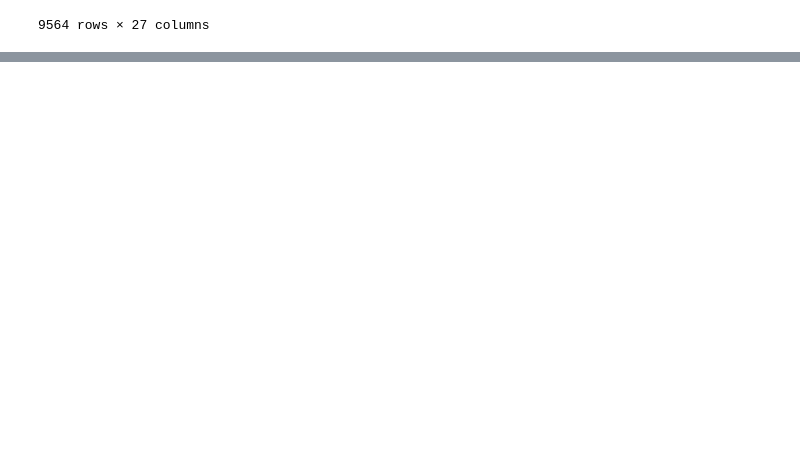
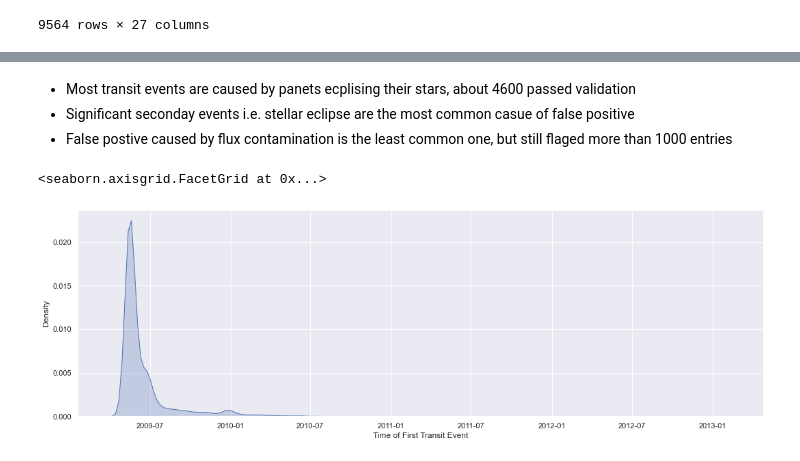
Before and after one commit to data301-2020-winter2/course-project-solo_106, a Jupyter notebook: analysis/milestone2.ipynb, the cells around one changed output, grey strips where cells are left out. Cells and saved outputs as stored; diff of their text form; code cells hidden in the pictures; blank space fills up the shorter version.

```diff
--- a/analysis/milestone2.ipynb
+++ b/analysis/milestone2.ipynb
@@ -268,0 +346,9 @@ df
+# %% [markdown]
+- Most transit events are caused by panets ecplising their stars, about 4600 passed validation
+- Significant seconday events i.e. stellar eclipse are the most common casue of false positive
+- False postive caused by flux contamination is the least common one, but still flaged more than 1000 entries
+# %%
+sns.displot(data=df, x="Time of First Transit Event", kind="kde", aspect=3, fill=True)
+# %% [output]
+<seaborn.axisgrid.FacetGrid at 0x...>
+[figure, added]
```
Also changed, not shown: parts of 33 cells of this notebook, 2 other files.
